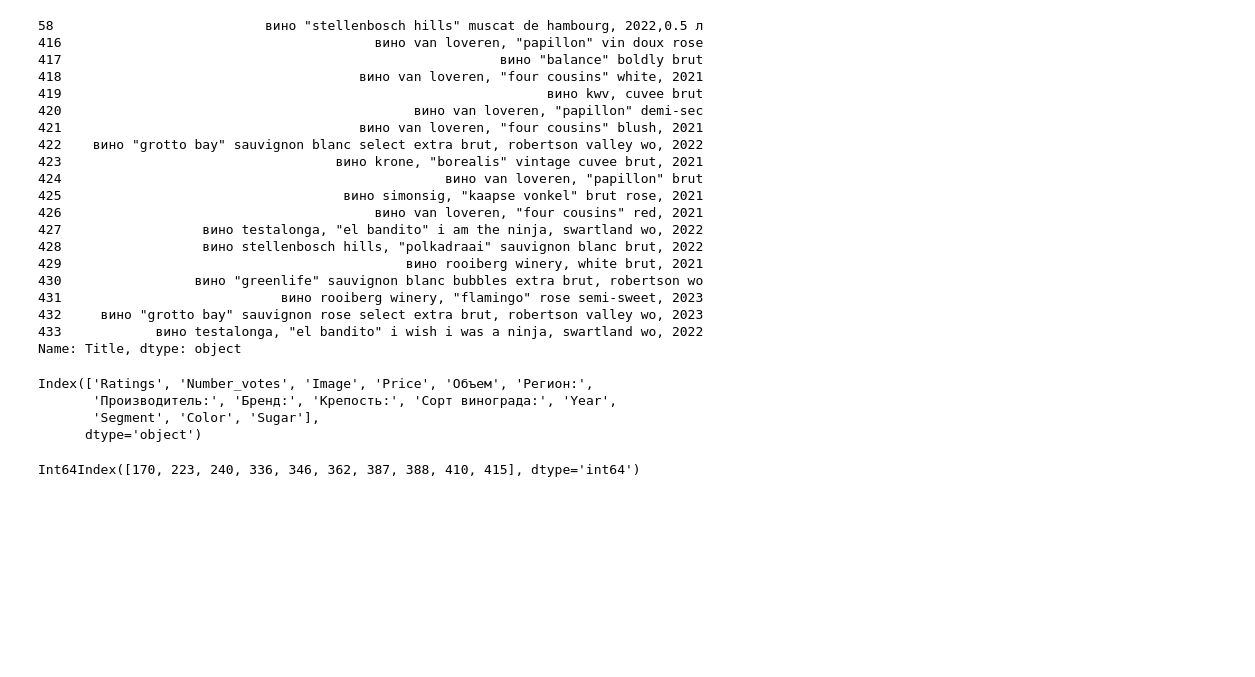
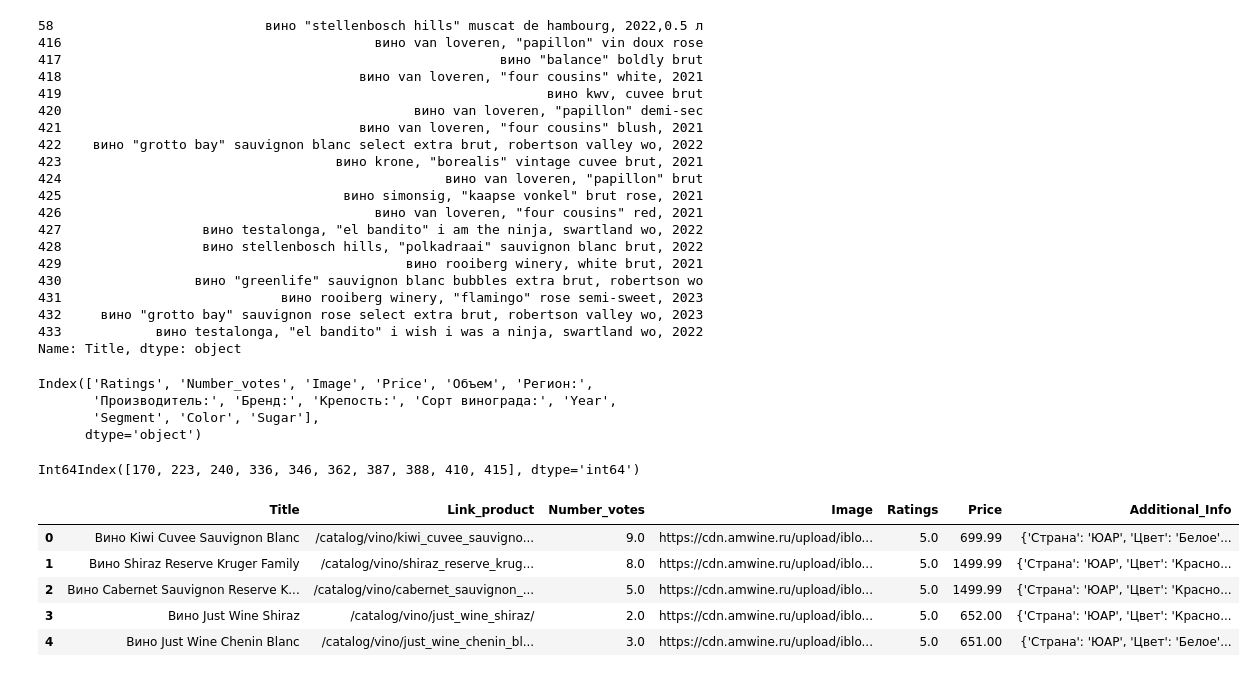
Before and after one commit to SergeyHSE/MarketingResearch.github.io, a Jupyter notebook: Preprocessing.ipynb, the cells around one changed output. Saved outputs shown, nothing was run; the diff lists cells and outputs as text; code cells hidden in the pictures; blank space fills up the shorter version.

```diff
--- a/Preprocessing.ipynb
+++ b/Preprocessing.ipynb
@@ -582,6 +580,15 @@ data_WineStyle[170, 'Brand'] = 'rooibos ridge'
 data_WineStyle = data_WineStyle.drop('Producer', axis=1)
 # %%
 data_WineStyle = data_WineStyle[data_KB.columns]
+# %%
+data_AM.head()
+# %% [output]
+|  | Title | Link_product | Number_votes | Image | Ratings | Price | Additional_Info |
+| 0 | Вино Kiwi Cuvee Sauvignon Blanc | /catalog/vino/kiwi_cuvee_sauvigno... | 9.0 | https://cdn.amwine.ru/upload/iblo... | 5.0 | 699.99 | {'Страна': 'ЮАР', 'Цвет': 'Белое'... |
+| 1 | Вино Shiraz Reserve Kruger Family | /catalog/vino/shiraz_reserve_krug... | 8.0 | https://cdn.amwine.ru/upload/iblo... | 5.0 | 1499.99 | {'Страна': 'ЮАР', 'Цвет': 'Красно... |
+| 2 | Вино Cabernet Sauvignon Reserve K... | /catalog/vino/cabernet_sauvignon_... | 5.0 | https://cdn.amwine.ru/upload/iblo... | 5.0 | 1499.99 | {'Страна': 'ЮАР', 'Цвет': 'Красно... |
+| 3 | Вино Just Wine Shiraz | /catalog/vino/just_wine_shiraz/ | 2.0 | https://cdn.amwine.ru/upload/iblo... | 5.0 | 652.00 | {'Страна': 'ЮАР', 'Цвет': 'Красно... |
+| 4 | Вино Just Wine Chenin Blanc | /catalog/vino/just_wine_chenin_bl... | 3.0 | https://cdn.amwine.ru/upload/iblo... | 5.0 | 651.00 | {'Страна': 'ЮАР', 'Цвет': 'Белое'... |
 # %%
 import torch
 import torch.nn as nn
```
Also changed, not shown: parts of 1 cell of this notebook.
